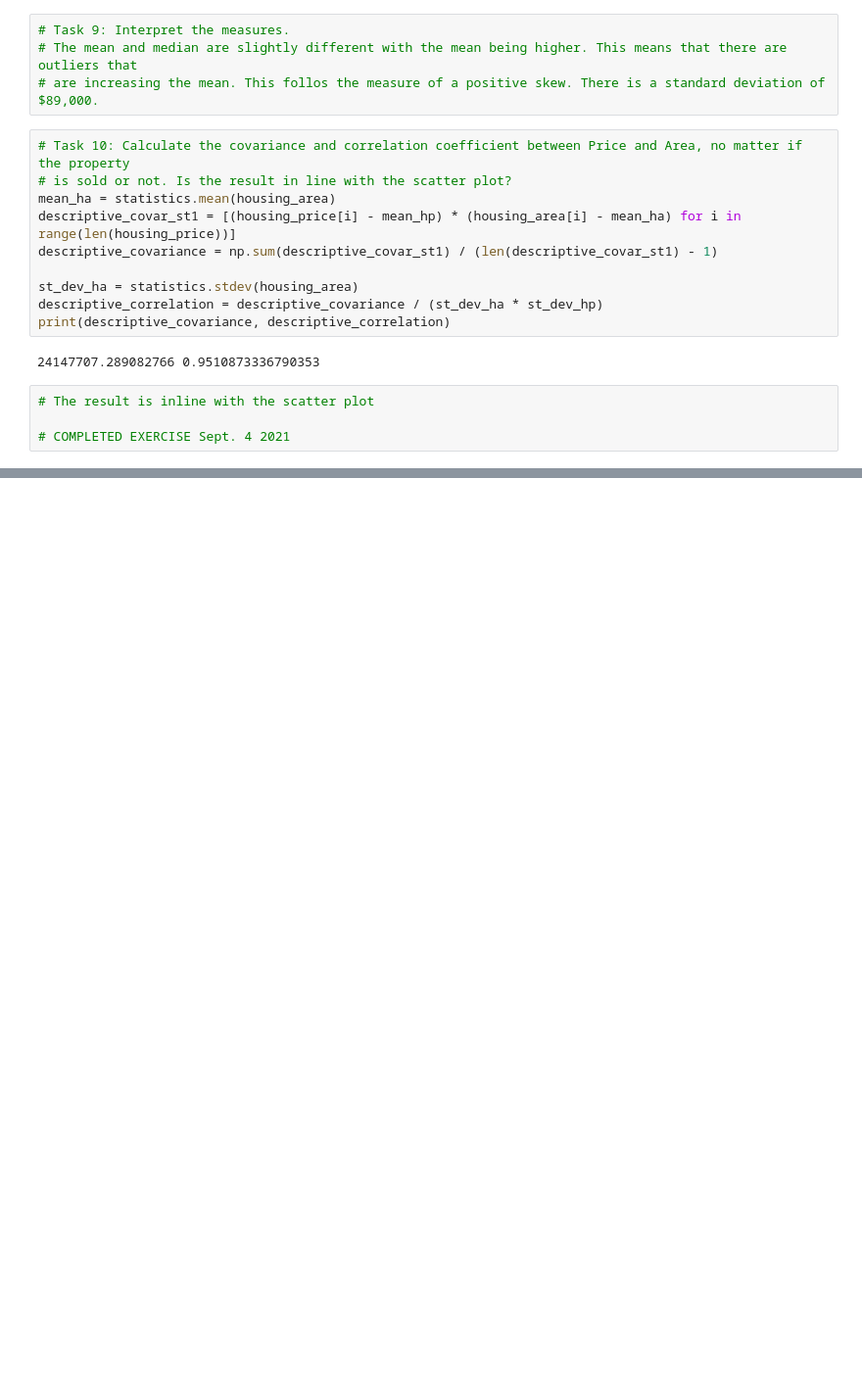
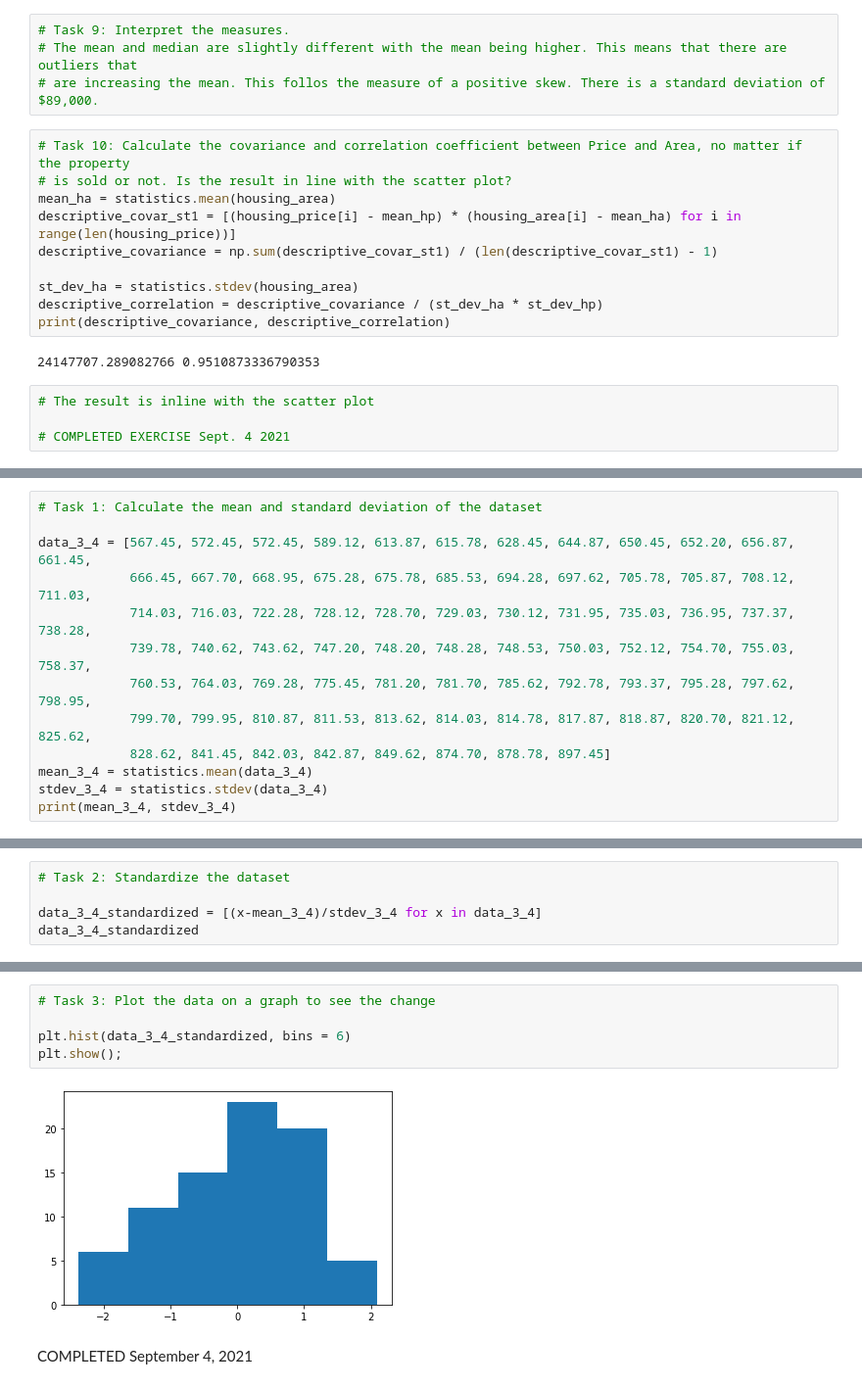
Before and after one commit to Malcolm206/UDEMY_BI_ANALYST, a Jupyter notebook: Untitled.ipynb, the cells around one changed output, grey strips where cells are left out. Shown at 98% size. Drawn from its saved outputs; the diff is of its cells as text; blank space fills up the shorter version.

Commit message:
completes standard normal disribution exercise

```diff
--- a/Untitled.ipynb
+++ b/Untitled.ipynb
@@ -474,0 +477,13 @@ print(descriptive_covariance, descriptive_correlation)
+# %%
+# Task 1: Calculate the mean and standard deviation of the dataset
+
+data_3_4 = [567.45, 572.45, 572.45, 589.12, 613.87, 615.78, 628.45, 644.87, 650.45, 652.20, 656.87, 661.45,
+            666.45, 667.70, 668.95, 675.28, 675.78, 685.53, 694.28, 697.62, 705.78, 705.87, 708.12, 711.03,
+            714.03, 716.03, 722.28, 728.12, 728.70, 729.03, 730.12, 731.95, 735.03, 736.95, 737.37, 738.28,
+            739.78, 740.62, 743.62, 747.20, 748.20, 748.28, 748.53, 750.03, 752.12, 754.70, 755.03, 758.37,
+            760.53, 764.03, 769.28, 775.45, 781.20, 781.70, 785.62, 792.78, 793.37, 795.28, 797.62, 798.95,
+            799.70, 799.95, 810.87, 811.53, 813.62, 814.03, 814.78, 817.87, 818.87, 820.70, 821.12, 825.62,
+            828.62, 841.45, 842.03, 842.87, 849.62, 874.70, 878.78, 897.45]
+mean_3_4 = statistics.mean(data_3_4)
+stdev_3_4 = statistics.stdev(data_3_4)
+print(mean_3_4, stdev_3_4)
@@ -474,0 +492,5 @@ print(descriptive_covariance, descriptive_correlation)
+# %%
+# Task 2: Standardize the dataset
+
+data_3_4_standardized = [(x-mean_3_4)/stdev_3_4 for x in data_3_4]
+data_3_4_standardized
@@ -474,0 +515,9 @@ print(descriptive_covariance, descriptive_correlation)
+# %%
+# Task 3: Plot the data on a graph to see the change
+
+plt.hist(data_3_4_standardized, bins = 6)
+plt.show();
+# %% [output]
+[figure, added]
+# %% [markdown]
+COMPLETED September 4, 2021
```
Also changed, not shown: parts of 3 cells of this notebook.
